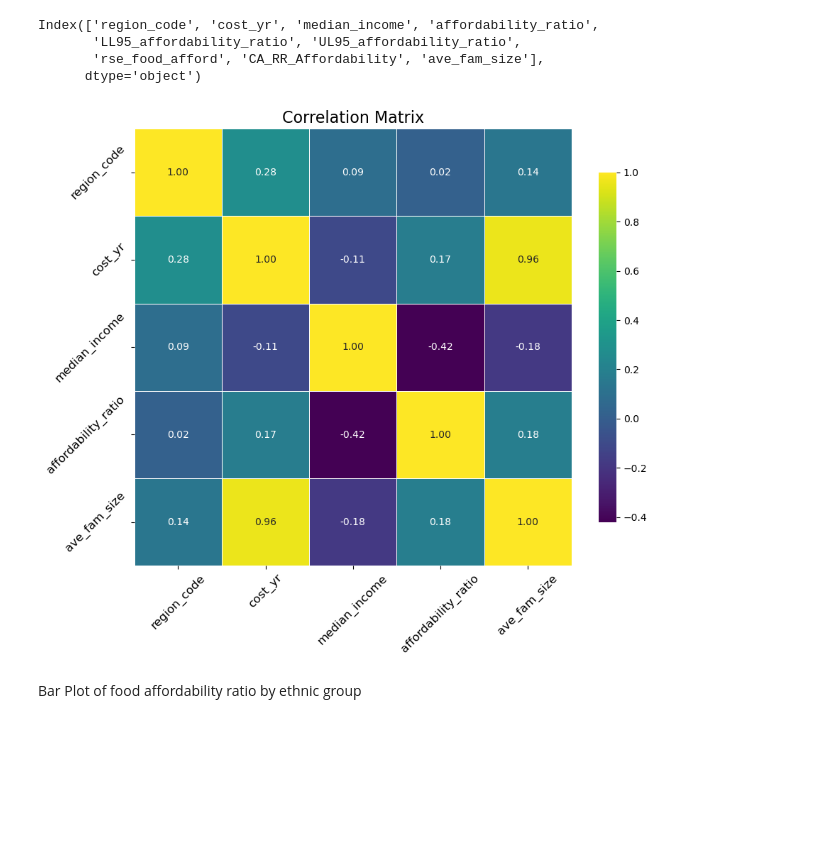
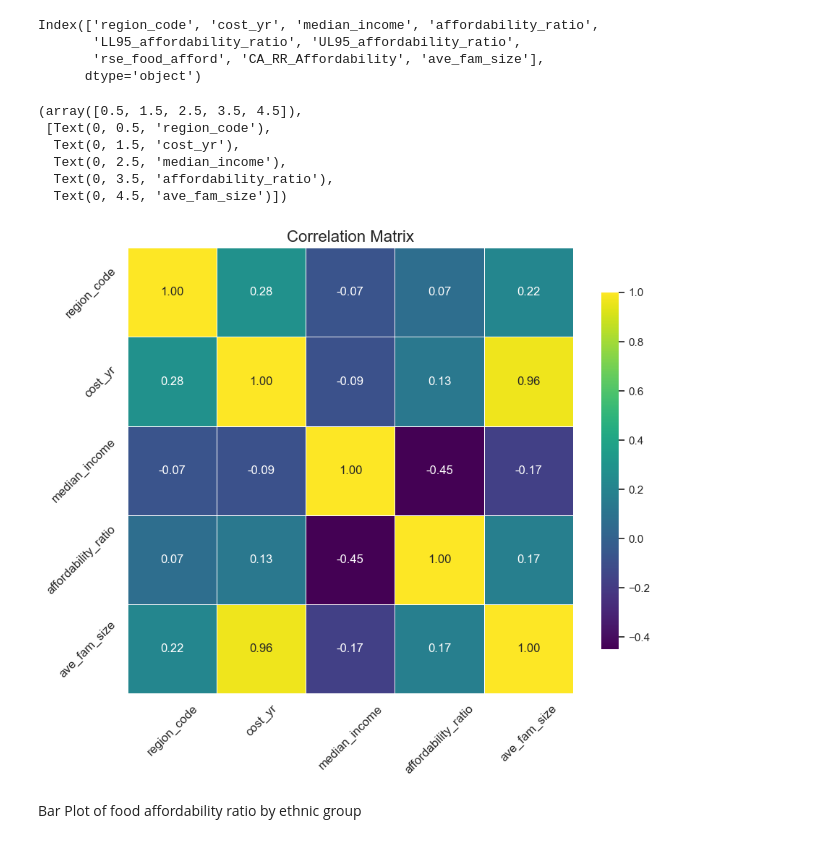
Before and after one commit to madisongarccia/486project, a Jupyter notebook: code/EDA.ipynb, the cells around one changed output. Cells and saved outputs as stored; diff of their text form; code cells hidden in the pictures; blank space fills up the shorter version.

```diff
--- a/code/EDA.ipynb
+++ b/code/EDA.ipynb
@@ -6,9 +6,6 @@ import seaborn as sns
 # %%
 # new data
 df = pd.read_csv('final_data.csv')
-df = df.drop(columns = ['LL95_affordability_ratio', 'UL95_affordability_ratio',
-       'rse_food_afford', 'CA_RR_Affordability', 'affordability_per_person', 'affordable', 'latitude',
-       'longitude', 'food_cost_index'])
 # %% [markdown]
 Summary statistics for numeric data
 # %%
@@ -70,25 +67,31 @@ Index(['region_code', 'cost_yr', 'median_income', 'affordability_ratio',
        'rse_food_afford', 'CA_RR_Affordability', 'ave_fam_size'],
       dtype='object')
 # %%
-
+numeric_df = numeric_df.drop(columns = ['food_cost_index'])
 
 corrs = numeric_df.corr()
 
 plt.figure(figsize=(10, 8))
 
 # Create a heatmap
 sns.heatmap(corrs, annot=True, fmt=".2f", cmap='viridis',
             square=True, linewidths=0.5, cbar_kws={"shrink": .8})
 
 # Add titles and labels
 plt.title('Correlation Matrix', fontsize=16)
 plt.xticks(fontsize=12, rotation = 45)
 plt.yticks(fontsize=12, rotation = 45)
 
-plt.savefig('correlation_matrix.png', bbox_inches='tight', dpi=300)  # Save as PNG
-plt.show()
+#plt.savefig('correlation_matrix.png', bbox_inches='tight', dpi=300)  # Save as PNG
+#plt.show()
 # %% [output]
+(array([0.5, 1.5, 2.5, 3.5, 4.5]),
+ [Text(0, 0.5, 'region_code'),
+  Text(0, 1.5, 'cost_yr'),
+  Text(0, 2.5, 'median_income'),
+  Text(0, 3.5, 'affordability_ratio'),
+  Text(0, 4.5, 'ave_fam_size')])
-[figure, old version]
+[figure, new version]
 # %% [markdown]
 Bar Plot of food affordability ratio by ethnic group
 # %%
```
Also changed, not shown: parts of 3 cells of this notebook, 17 other files.
